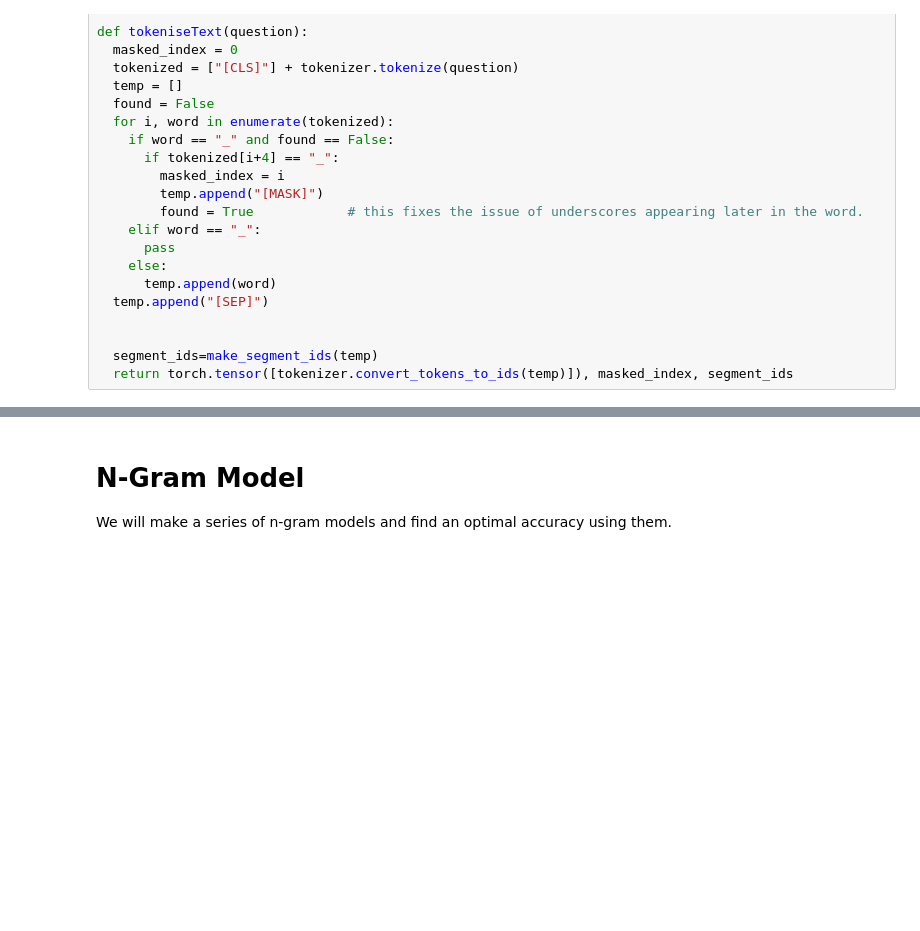
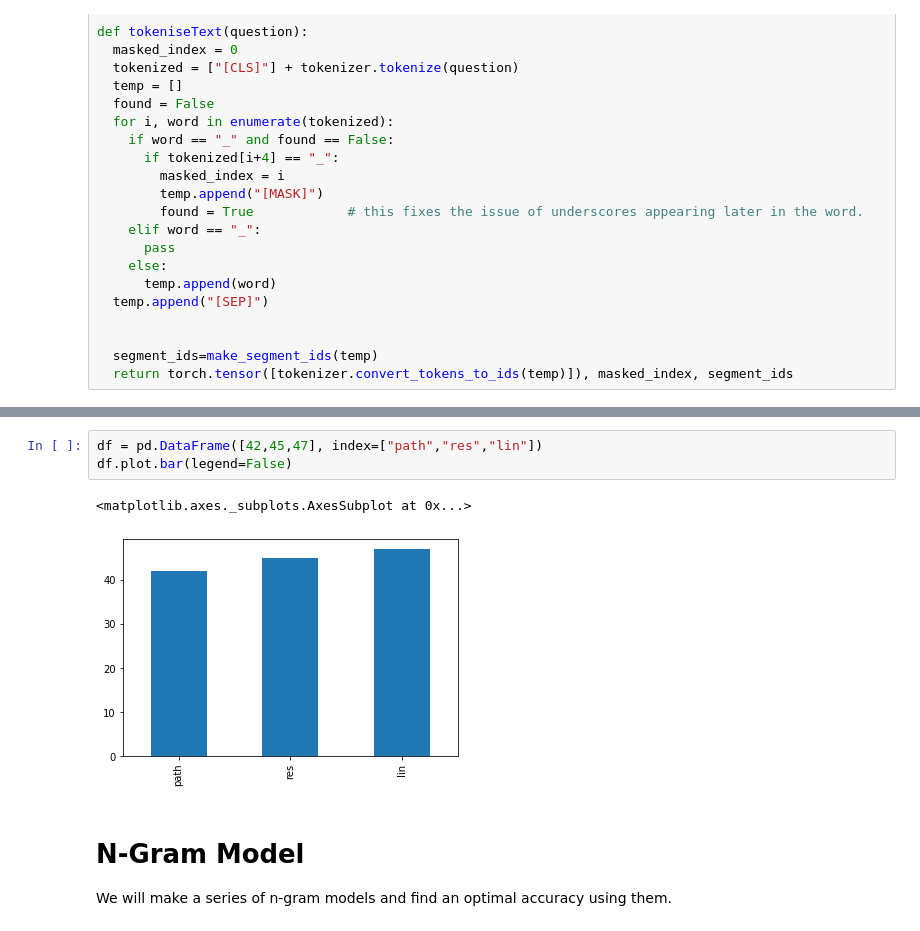
Before and after one commit to JamieBali/MRSCC, a Jupyter notebook: ANLP.ipynb, the cells around one changed output, grey strips where cells are left out. Drawn from its saved outputs; the diff is of its cells as text; blank space fills up the shorter version.

```diff
--- a/ANLP.ipynb
+++ b/ANLP.ipynb
@@ -145,3 +207,9 @@ print("accuracy = " + str(corr/len(answer_list)))
+# %%
+df = pd.DataFrame([42,45,47], index=["path","res","lin"])
+df.plot.bar(legend=False)
+# %% [output]
+<matplotlib.axes._subplots.AxesSubplot at 0x...>
+[figure, added]
 # %% [markdown]
 # N-Gram Model
 
```
Also changed, not shown: parts of 7 cells of this notebook.
